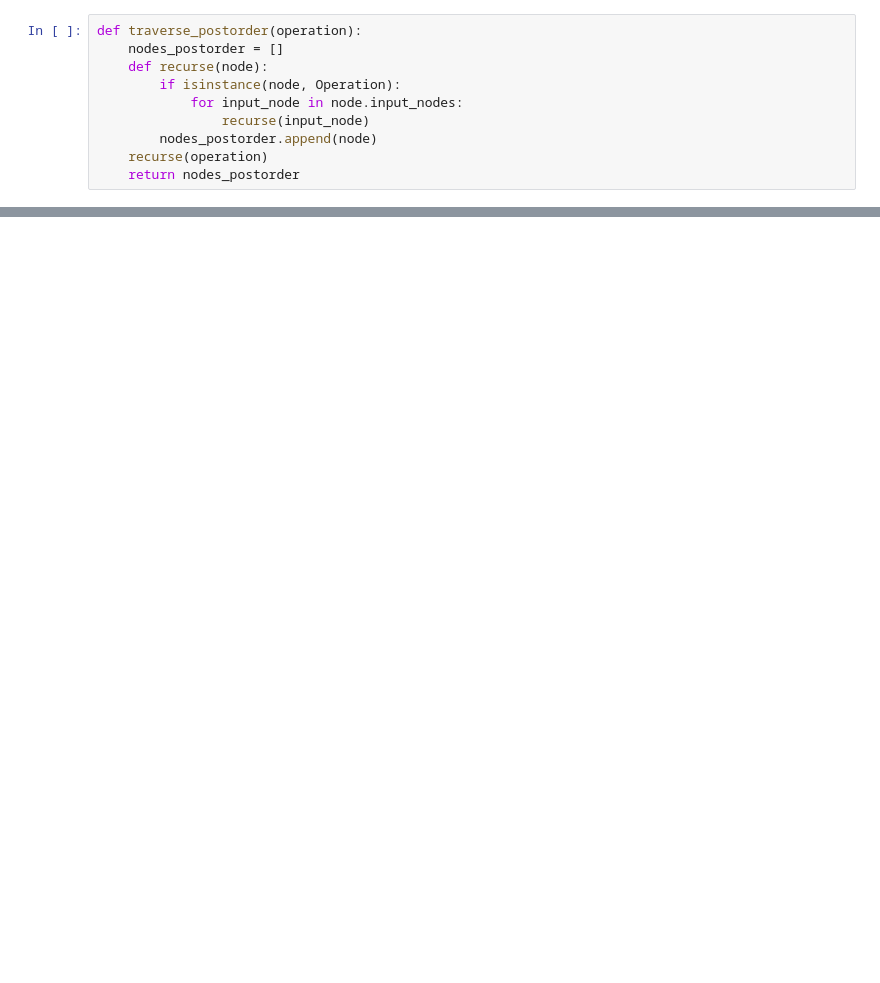
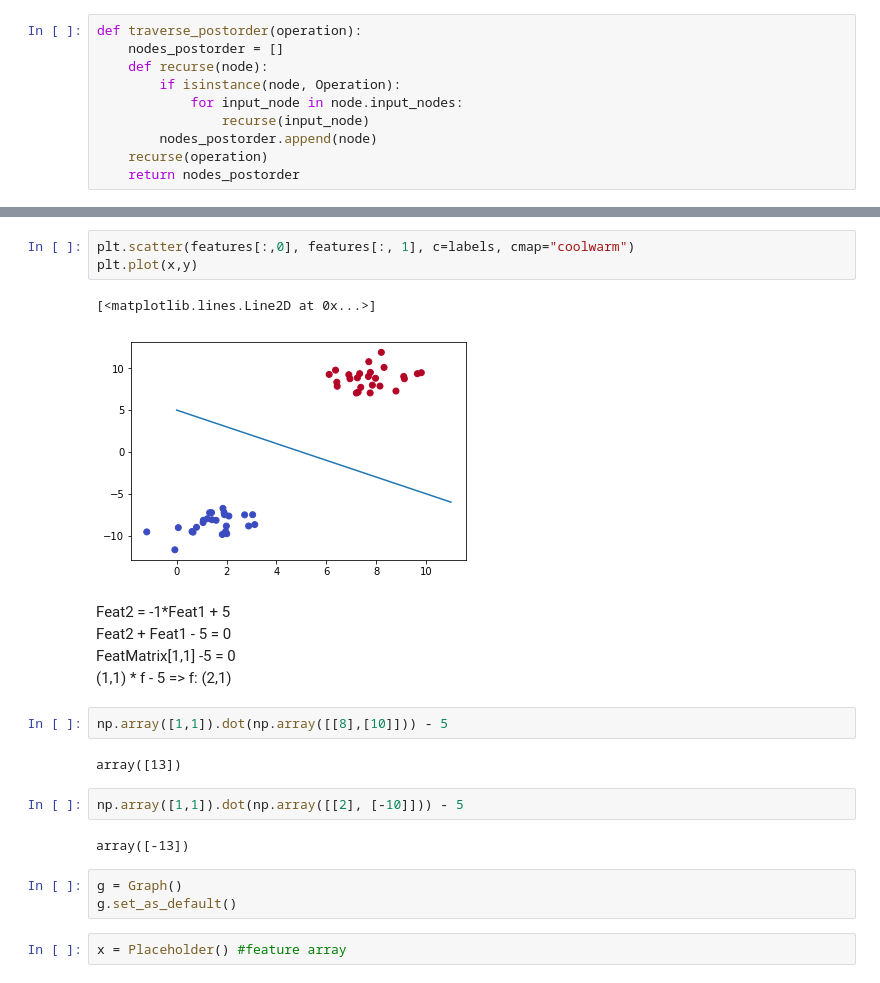
Before and after one commit to juwonlee1020/manual-neural-network, a Jupyter notebook: manual neural network.ipynb, the cells around one changed output, grey strips where cells are left out. Drawn from its saved outputs; the diff is of its cells as text; blank space fills up the shorter version.

```diff
--- a/manual neural network.ipynb
+++ b/manual neural network.ipynb
@@ -106,0 +203,24 @@ class Session():
+# %%
+plt.scatter(features[:,0], features[:, 1], c=labels, cmap="coolwarm")
+plt.plot(x,y)
+# %% [output]
+[<matplotlib.lines.Line2D at 0x...>]
+[figure, added]
+# %% [markdown]
+Feat2 = -1*Feat1 + 5 <br>
+Feat2 + Feat1 - 5 = 0 <br>
+FeatMatrix[1,1] -5 = 0 <br>
+(1,1) * f - 5    => f: (2,1)
+# %%
+np.array([1,1]).dot(np.array([[8],[10]])) - 5
+# %% [output]
+array([13])
+# %%
+np.array([1,1]).dot(np.array([[2], [-10]])) - 5
+# %% [output]
+array([-13])
+# %%
+g = Graph()
+g.set_as_default()
+# %%
+x = Placeholder() #feature array
```
Also changed, not shown: parts of 30 cells of this notebook.
